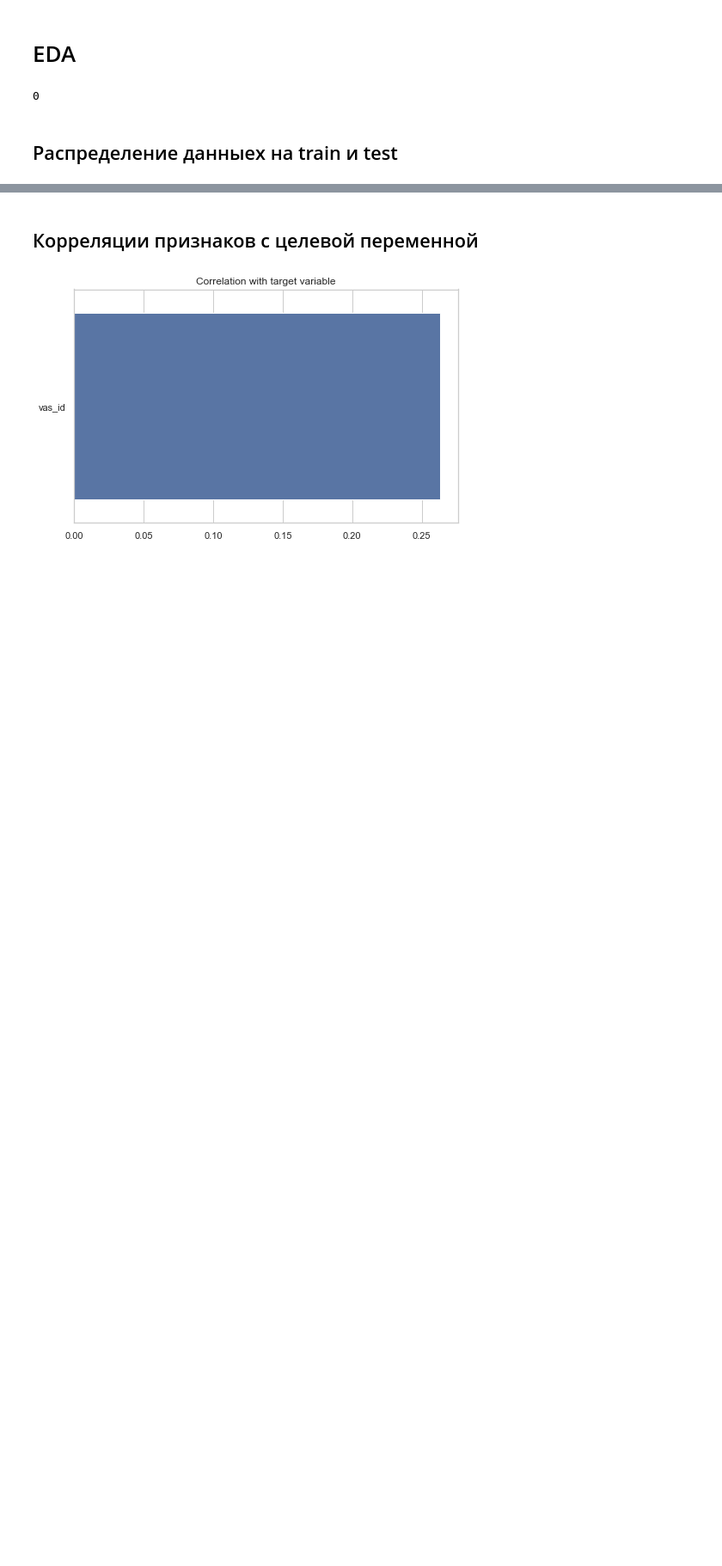
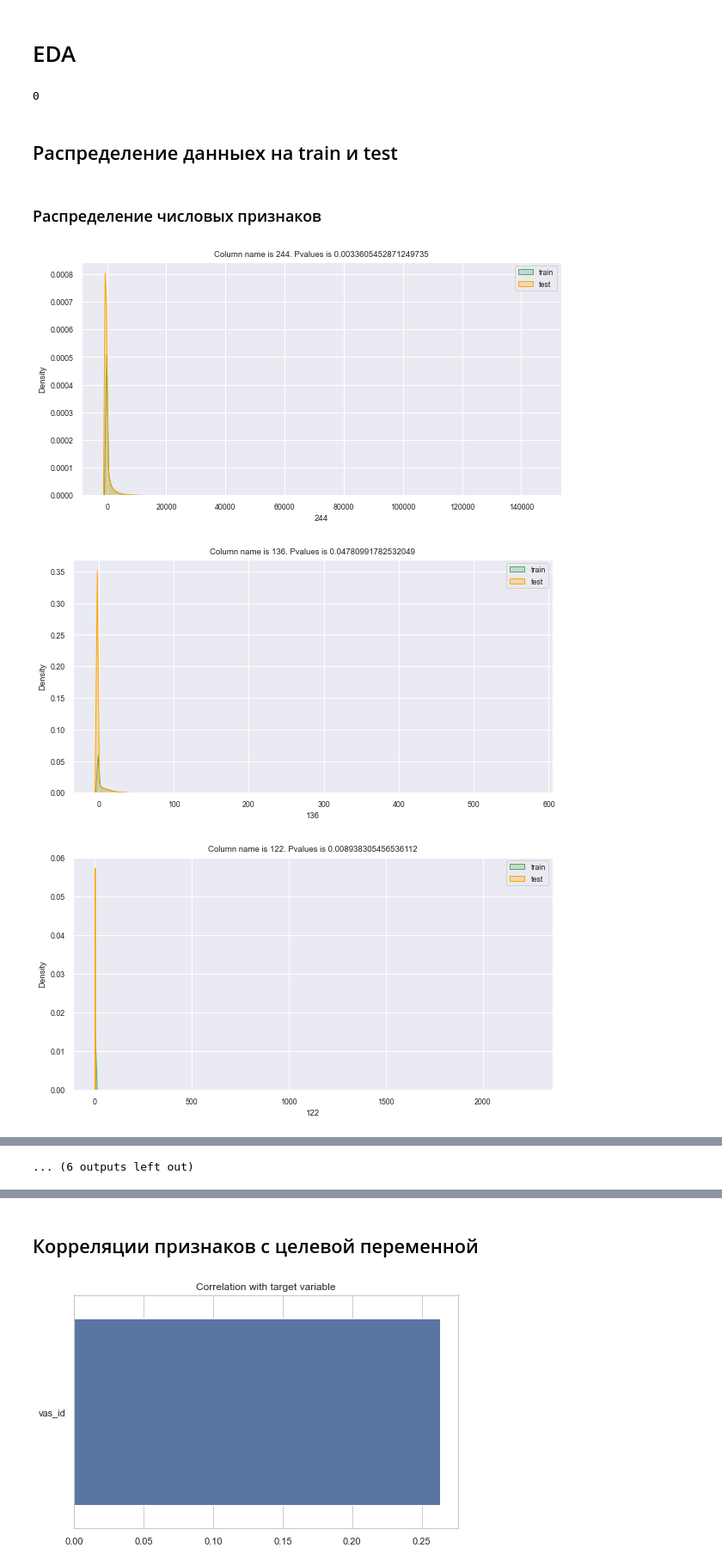
Before and after one commit to JYaromich/Megafon, a Jupyter notebook: course_project 3.ipynb, the cells around one changed output, grey strips where cells are left out. Shown at 86% size. Saved outputs shown, nothing was run; the diff lists cells and outputs as text; code cells hidden in the pictures; blank space fills up the shorter version.

```diff
--- a/course_project 3.ipynb
+++ b/course_project 3.ipynb
@@ -311,0 +388,48 @@ data_train_merge.isna().sum().sum()
+# %% [markdown]
+### Распределение числовых признаков
+# %%
+def compare_test_train_distribution(column_list: list,
+                                    train_df: pd.DataFrame,
+                                    test_df: pd.DataFrame,
+                                    pvalue=0.05,
+                                    show_only_different=True) -> None:
+    """Function for calculate differense between distribution train and test data using criterion
+    Mann-Whitneyu
+
+    Input:
+    ------
+        column_list (list): numeric column list
+        train_df (pd.DataFrame): train data frame
+        test_df (pd.DataFrame): test data frame
+        pvalue (float, optional): Pvalue to decide defferent destribution between train and test
+        or not. Defaults to 0.05.
+        show_only_different (bool, optional): If set True it will show only defferent plots.
+        Defaults to True.
+    """
+
+    def show_figures(col, pvalue):
+        plt.figure(figsize=(10, 5))
+        sns.set(font_scale=0.8)
+        sns.kdeplot(train_df[col], shade=True, label='train', color='g')
+        sns.kdeplot(test_df[col], shade=True, label='test', color='orange')
+        plt.legend()
+        plt.title(f'Column name is {col}. ' + f'Pvalues is {pvalue}')
+        plt.show()
+
+
+    for col in tqdm(column_list):
+
+        calculated_pvalue = mannwhitneyu(train_df[col],test_df[col]).pvalue
+        if show_only_different:
+            if calculated_pvalue < pvalue: show_figures(col=col, pvalue=calculated_pvalue)
+        else:
+            show_figures(col=col, pvalue=pvalue)
+# %%
+compare_test_train_distribution(
+    column_list=list(NUMERIC_FEATURES),
+    train_df=data_train_merge,
+    test_df=data_test_merge)
+# %% [output]
+[figure, added]
+[figure, added]
+[figure, added]
@@ -311,0 +445 @@ data_train_merge.isna().sum().sum()
+... (6 outputs left out)
```
Also changed, not shown: parts of 122 cells of this notebook.
